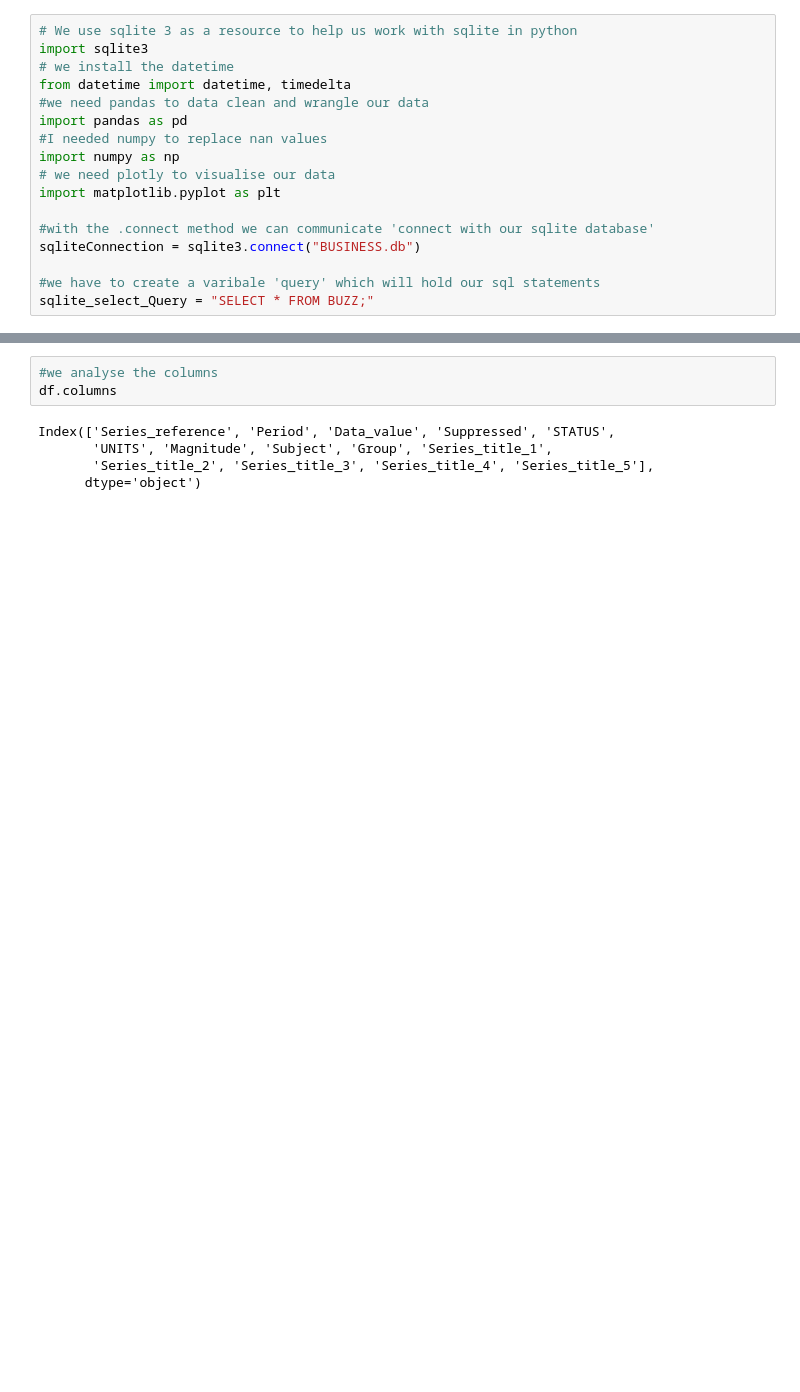
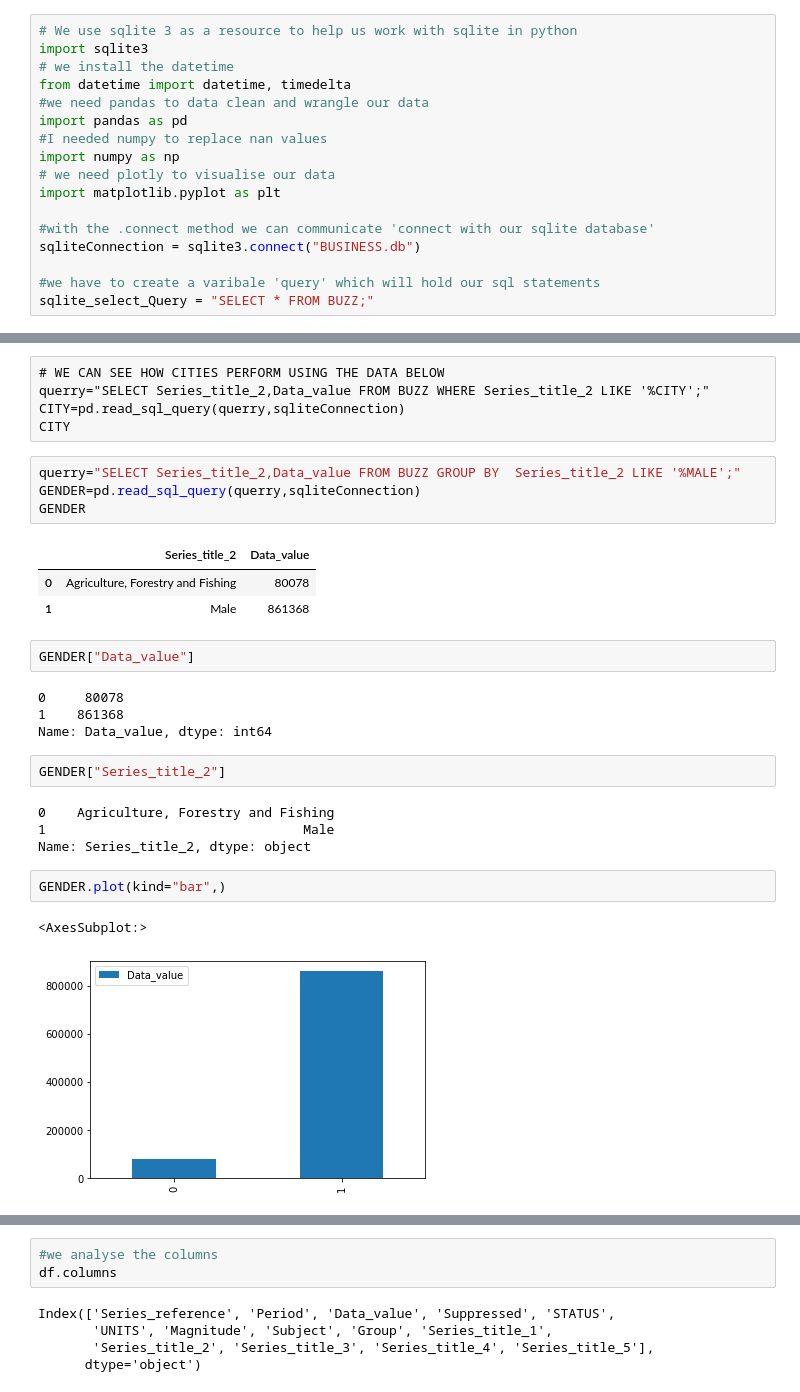
Before and after one commit to Micheallukwago/advanced_project-, a Jupyter notebook: PROJECT CONNECTING TO SQLITE AND RETRIEVING DATA .ipynb, the cells around one changed output, grey strips where cells are left out. Cells and saved outputs as stored; diff of their text form; blank space fills up the shorter version.

```diff
--- a/PROJECT CONNECTING TO SQLITE AND RETRIEVING DATA .ipynb
+++ b/PROJECT CONNECTING TO SQLITE AND RETRIEVING DATA .ipynb
@@ -35,0 +76,30 @@ df.head(20641)
+# %% [raw]
+# WE CAN SEE HOW CITIES PERFORM USING THE DATA BELOW
+querry="SELECT Series_title_2,Data_value FROM BUZZ WHERE Series_title_2 LIKE '%CITY';"
+CITY=pd.read_sql_query(querry,sqliteConnection)
+CITY
+# %%
+querry="SELECT Series_title_2,Data_value FROM BUZZ GROUP BY  Series_title_2 LIKE '%MALE';"
+GENDER=pd.read_sql_query(querry,sqliteConnection)
+GENDER
+# %% [output]
+|  | Series_title_2 | Data_value |
+| 0 | Agriculture, Forestry and Fishing | 80078 |
+| 1 | Male | 861368 |
+# %%
+GENDER["Data_value"]
+# %% [output]
+0     80078
+1    861368
+Name: Data_value, dtype: int64
+# %%
+GENDER["Series_title_2"]
+# %% [output]
+0    Agriculture, Forestry and Fishing
+1                                 Male
+Name: Series_title_2, dtype: object
+# %%
+GENDER.plot(kind="bar",)
+# %% [output]
+<AxesSubplot:>
+[figure, added]
```
Also changed, not shown: parts of 7 cells of this notebook.
